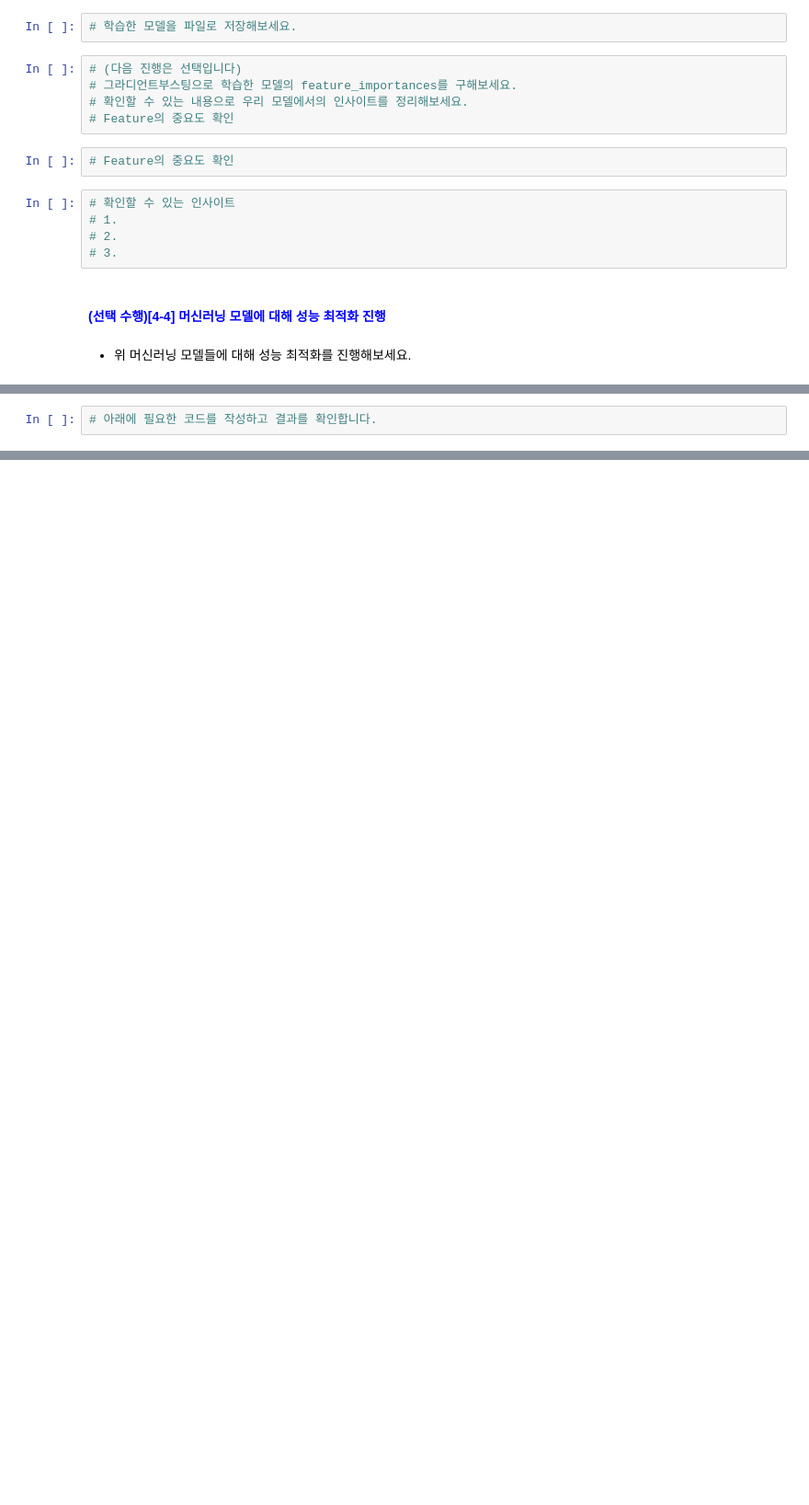
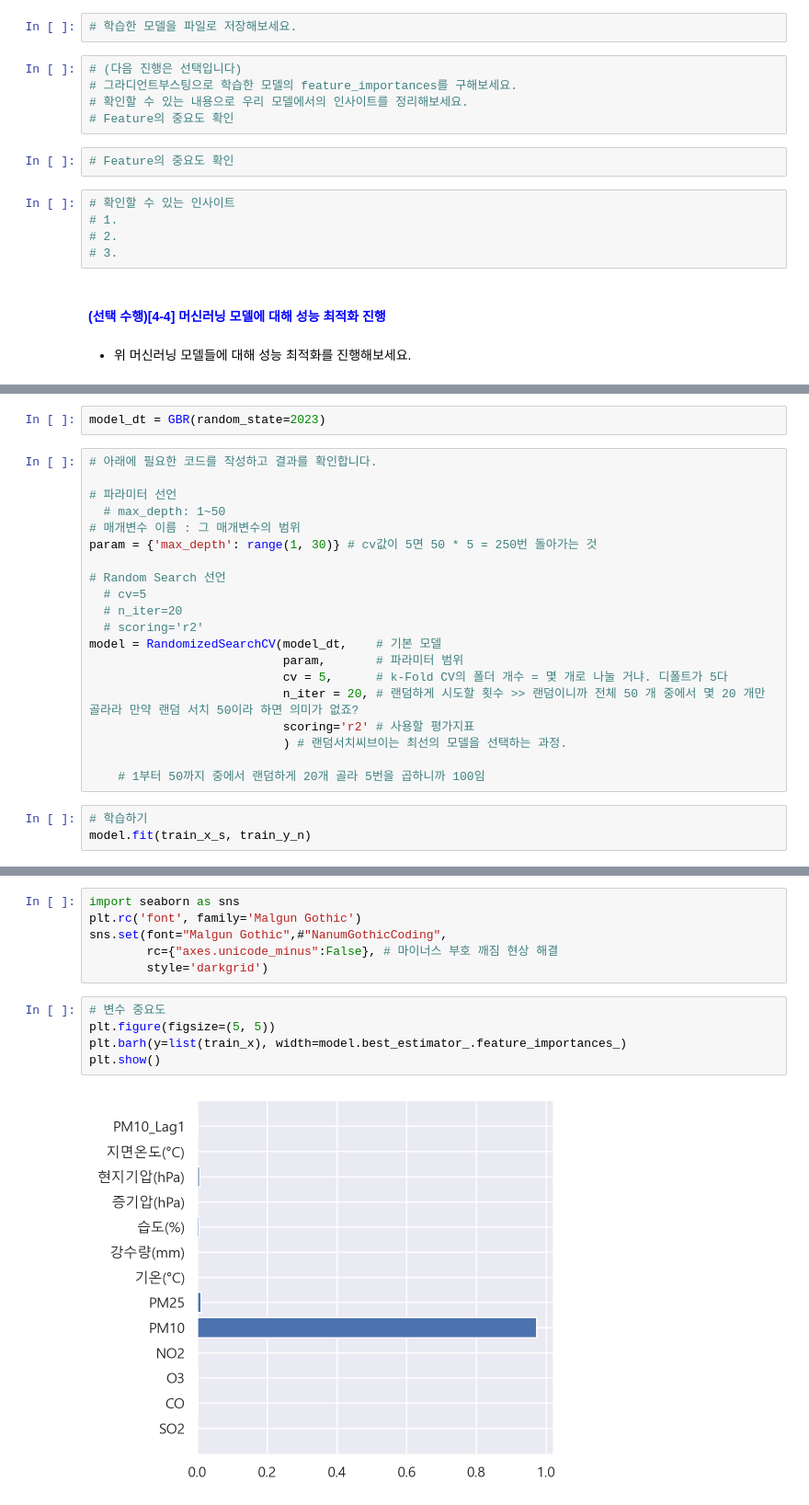
Before and after one commit to ssoong12/KT_aivle_school_AI_track, a Jupyter notebook: 09. MINI_PJ2/3기_AI미니프로젝트_2차 미세먼지_3. 모델링(머신러닝)(student).ipynb, the cells around one changed output, grey strips where cells are left out. Shown at 92% size. Saved outputs shown, nothing was run; the diff lists cells and outputs as text; blank space fills up the shorter version.

```diff
--- a/09. MINI_PJ2/3기_AI미니프로젝트_2차 미세먼지_3. 모델링(머신러닝)(student).ipynb
+++ b/09. MINI_PJ2/3기_AI미니프로젝트_2차 미세먼지_3. 모델링(머신러닝)(student).ipynb
@@ -117,2 +281,25 @@ import joblib
+# %%
+model_dt = GBR(random_state=2023)
 # %%
 # 아래에 필요한 코드를 작성하고 결과를 확인합니다.
+
+# 파라미터 선언
+  # max_depth: 1~50
+# 매개변수 이름 : 그 매개변수의 범위
+param = {'max_depth': range(1, 30)} # cv값이 5면 50 * 5 = 250번 돌아가는 것
+
+# Random Search 선언
+  # cv=5
+  # n_iter=20
+  # scoring='r2'
+model = RandomizedSearchCV(model_dt,    # 기본 모델
+                           param,       # 파라미터 범위
+                           cv = 5,      # k-Fold CV의 폴더 개수 = 몇 개로 나눌 거냐. 디폴트가 5다
+                           n_iter = 20, # 랜덤하게 시도할 횟수 >> 랜덤이니까 전체 50 개 중에서 몇 20 개만 골라라 만약 랜덤 서치 50이라 하면 의미가 없죠?
+                           scoring='r2' # 사용할 평가지표
+                           ) # 랜덤서치씨브이는 최선의 모델을 선택하는 과정.
+
+    # 1부터 50까지 중에서 랜덤하게 20개 골라 5번을 곱하니까 100임
+# %%
+# 학습하기
+model.fit(train_x_s, train_y_n)
@@ -118,0 +310,13 @@ import joblib
+# %%
+import seaborn as sns
+plt.rc('font', family='Malgun Gothic')
+sns.set(font="Malgun Gothic",#"NanumGothicCoding",
+        rc={"axes.unicode_minus":False}, # 마이너스 부호 깨짐 현상 해결
+        style='darkgrid')
+# %%
+# 변수 중요도
+plt.figure(figsize=(5, 5))
+plt.barh(y=list(train_x), width=model.best_estimator_.feature_importances_)
+plt.show()
+# %% [output]
+[figure, added]
```
Also changed, not shown: parts of 37 cells of this notebook, 4 other files.
